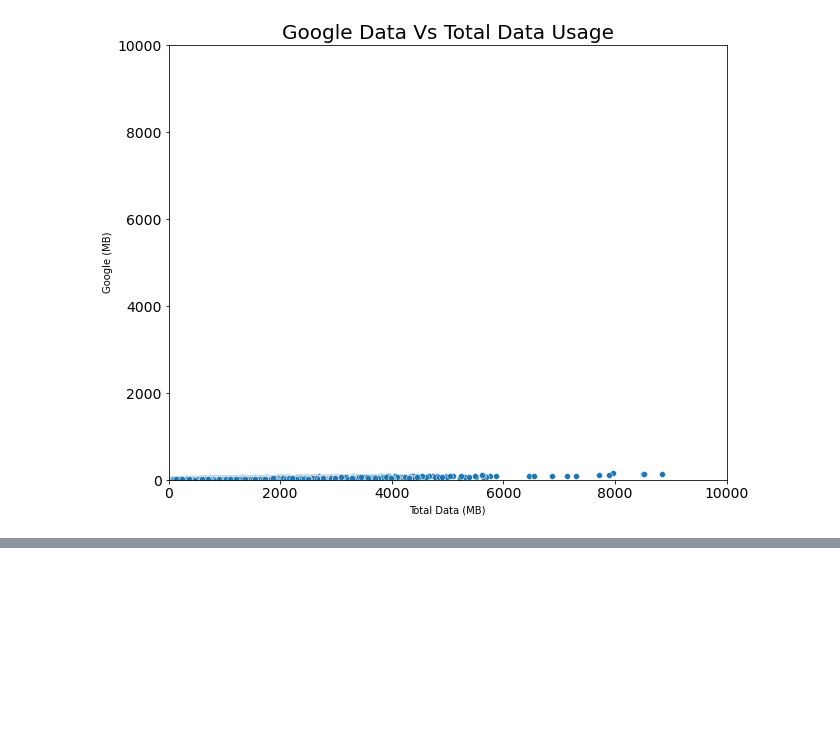
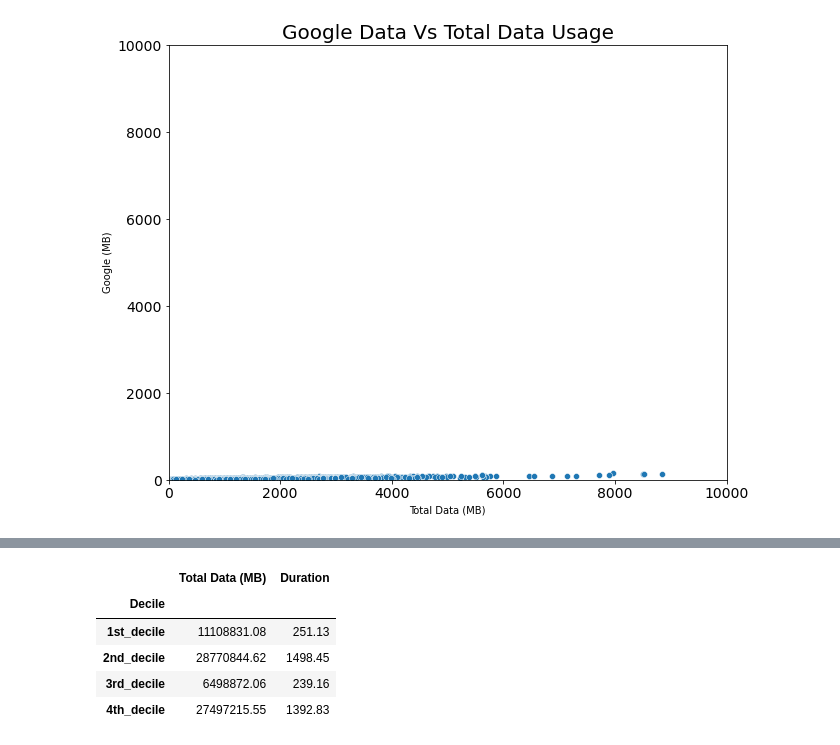
Before and after one commit to yonamg/Telecom-Data-Analysis, a Jupyter notebook: notebook/user_overview_analysis.ipynb, the cells around one changed output, grey strips where cells are left out. Cells and saved outputs as stored; diff of their text form; code cells hidden in the pictures; blank space fills up the shorter version.

```diff
--- a/notebook/user_overview_analysis.ipynb
+++ b/notebook/user_overview_analysis.ipynb
@@ -394,0 +438,15 @@ plot_scatter(user, 'Total Data (MB)', 'Google (MB)', 'Google Data Vs Total Data
+# %%
+explore_feature_df_with_decile = scaled_explore_feature_df_agg.copy()
+
+explore_feature_df_with_decile['Decile'] = deciles
+
+explore_feature_df_with_decile_agg = explore_feature_df_with_decile.groupby('Decile').agg({'Total Data (MB)': 'sum',
+                                                                                           'Duration': 'sum'})
+explore_feature_df_with_decile_agg
+# %% [output]
+|  | Total Data (MB) | Duration |
+| Decile |  |  |
+| 1st_decile | 11108831.08 | 251.13 |
+| 2nd_decile | 28770844.62 | 1498.45 |
+| 3rd_decile | 6498872.06 | 239.16 |
+| 4th_decile | 27497215.55 | 1392.83 |
```
Also changed, not shown: parts of 7 cells of this notebook.
